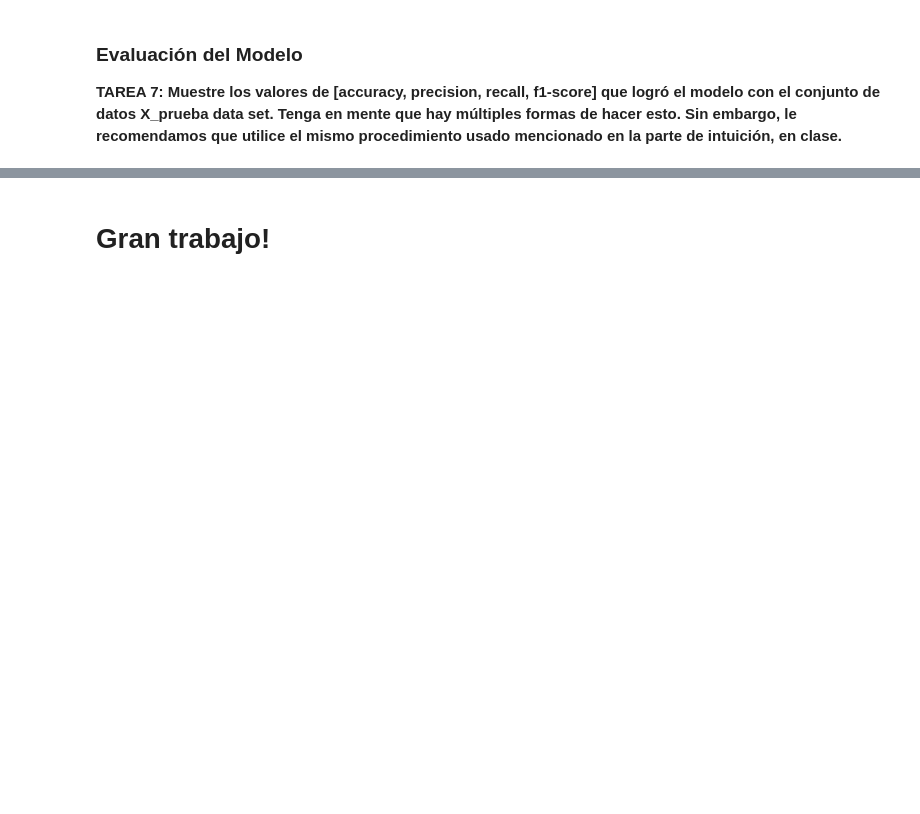
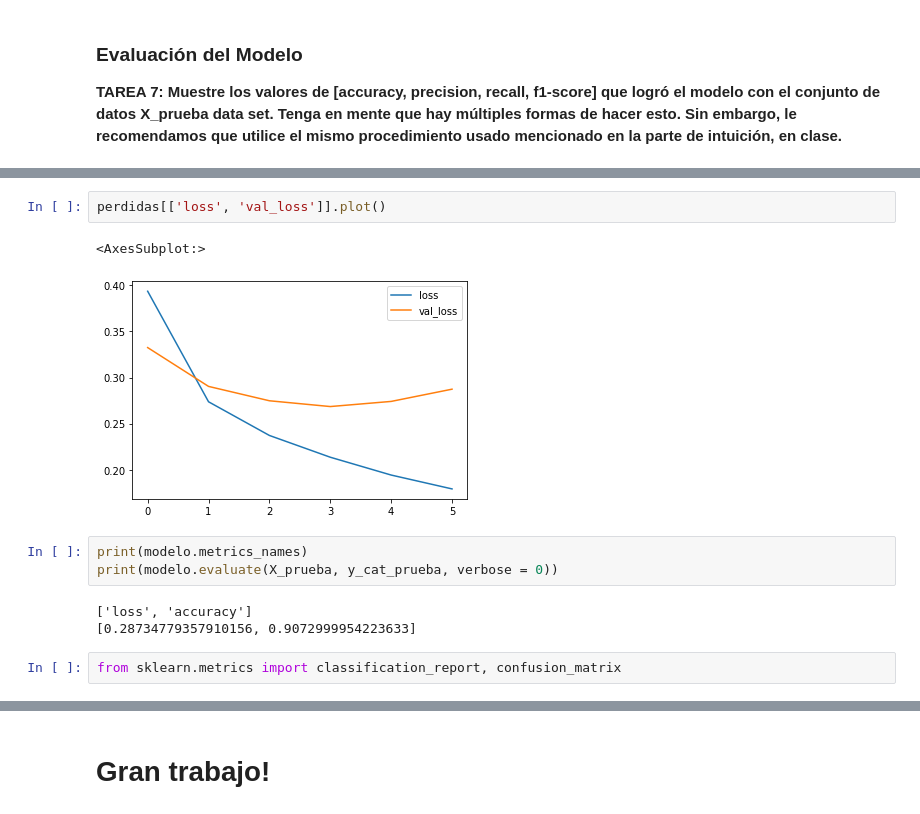
Before and after one commit to gabrielquirozz/Laboratorio4DataScience, a Jupyter notebook: Laboratorio_4_CNN.ipynb, the cells around one changed output, grey strips where cells are left out. Cells and saved outputs as stored; diff of their text form; blank space fills up the shorter version.

```diff
--- a/Laboratorio_4_CNN.ipynb
+++ b/Laboratorio_4_CNN.ipynb
@@ -213,0 +202,13 @@ avg / total       0.91      0.91      0.91     10000
+# %%
+perdidas[['loss', 'val_loss']].plot()
+# %% [output]
+<AxesSubplot:>
+[figure, added]
+# %%
+print(modelo.metrics_names)
+print(modelo.evaluate(X_prueba, y_cat_prueba, verbose = 0))
+# %% [output]
+['loss', 'accuracy']
+[0.28734779357910156, 0.9072999954223633]
+# %%
+from sklearn.metrics import classification_report, confusion_matrix
```
Also changed, not shown: parts of 17 cells of this notebook.
